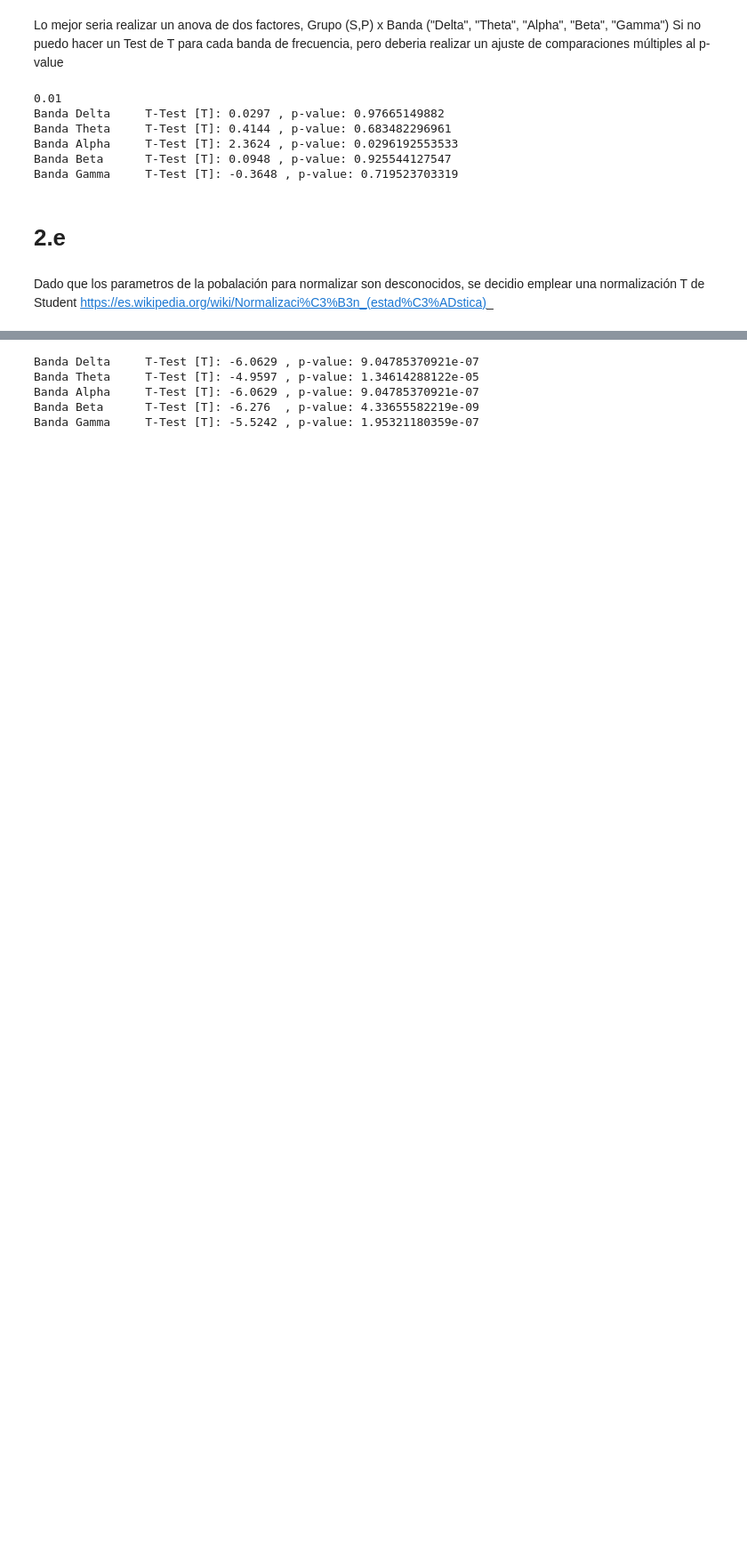
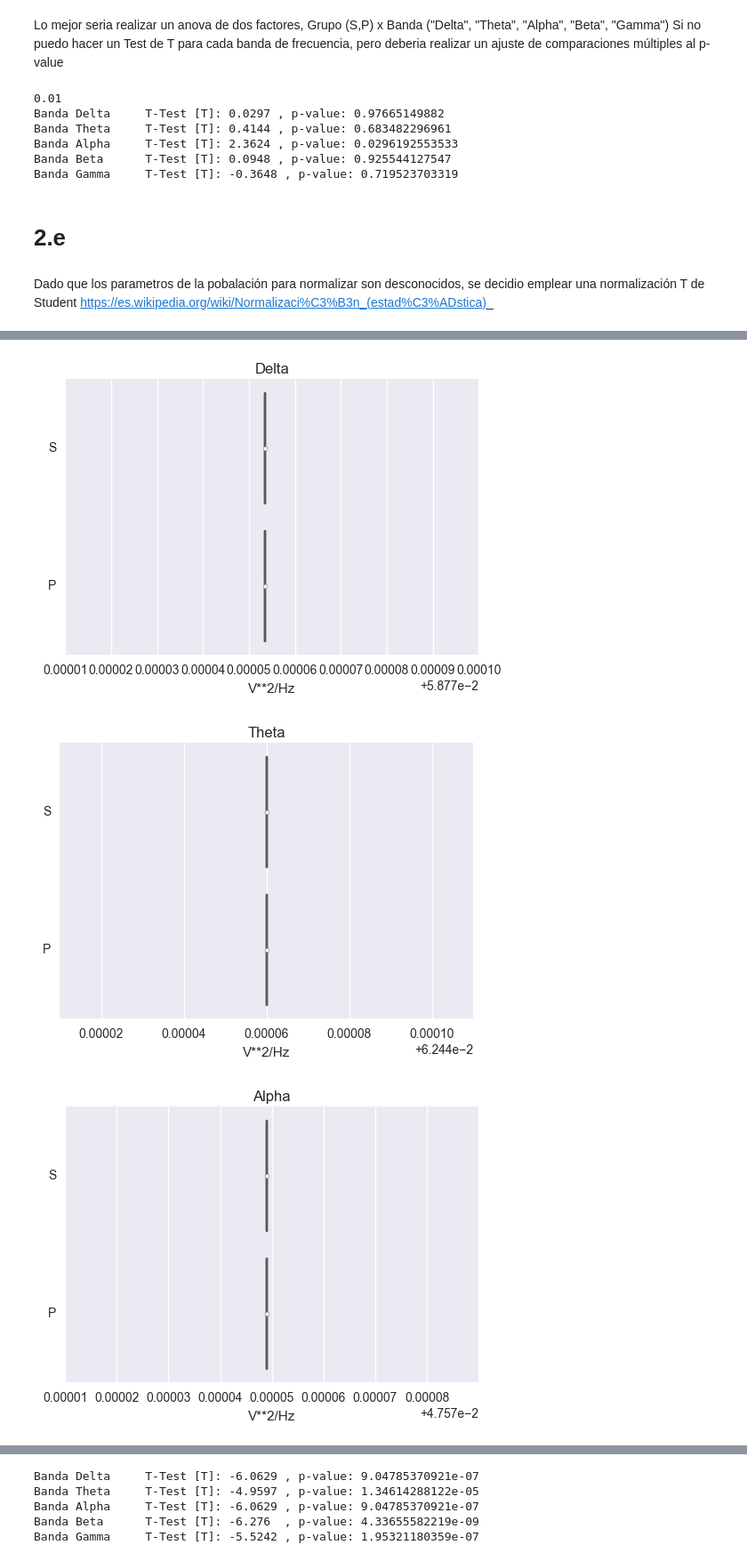
Before and after one commit to turtle-lea/ciencia-de-datos, a Jupyter notebook: tp-2/tp2-version-final.ipynb, the cells around one changed output, grey strips where cells are left out. Shown at 89% size. Cells and saved outputs as stored; diff of their text form; code cells hidden in the pictures; blank space fills up the shorter version.

```diff
--- a/tp-2/tp2-version-final.ipynb
+++ b/tp-2/tp2-version-final.ipynb
@@ -518,0 +534,26 @@ def bandas_frecuencia_normalizadas(sujetos_S, sujetos_P):
+# %%
+def grafico_bandas_frec():
+    global frec_normalizadas_S, frec_normalizadas_P
+    res_main_S = frec_normalizadas_S
+    res_main_P = frec_normalizadas_P
+    for i in [0,1,2,3,4]:
+        res_main_S = np.array(res_main_S)
+        banda_frec_S = res_main_S[:, i]
+
+        res_main_P = np.array(res_main_P)
+        banda_frec_P = res_main_P[:, i]
+
+        banda_dataframe = pd.DataFrame(np.array((banda_frec_S, banda_frec_P)), index=["S", "P"])
+
+        seaborn.violinplot(data= banda_dataframe.T , orient= "h", scale= "width", palette="Set2")
+        frecs = ["Delta", "Theta", "Alpha", "Beta", "Gamma"]
+        plt.xlabel("V**2/Hz")
+        plt.title(frecs[i])
+
+        plt.show()
+# %%
+grafico_bandas_frec()
+# %% [output]
+[figure, added]
+[figure, added]
+[figure, added]
```
Also changed, not shown: parts of 16 cells of this notebook.
